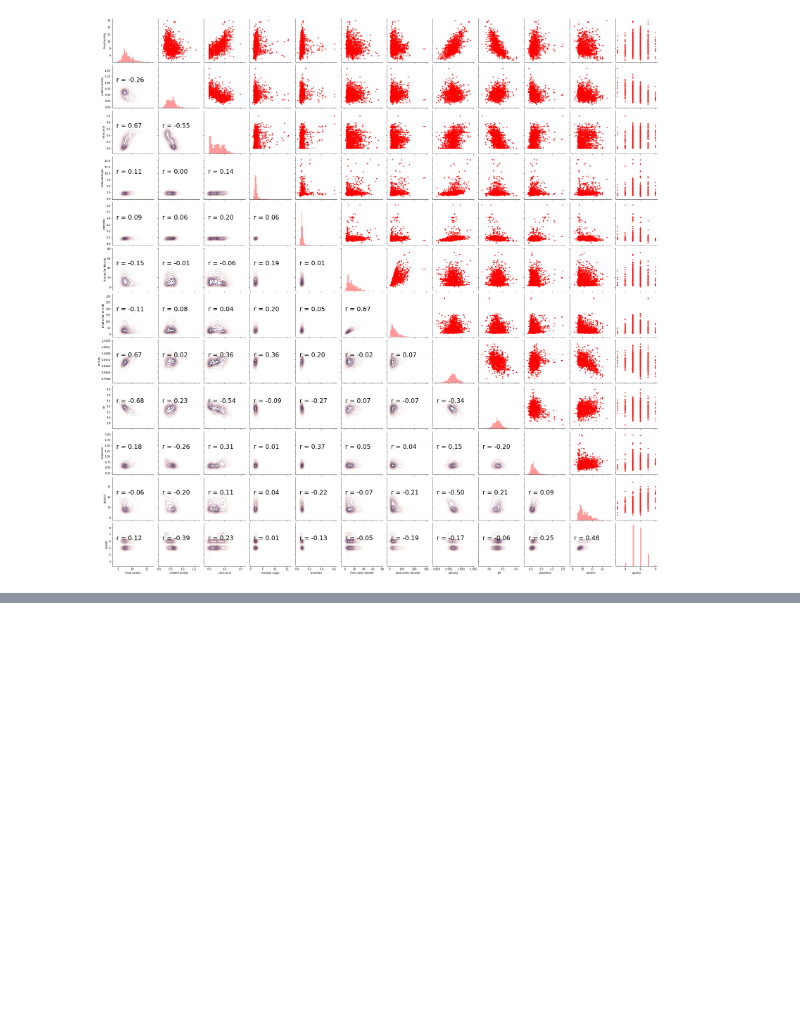
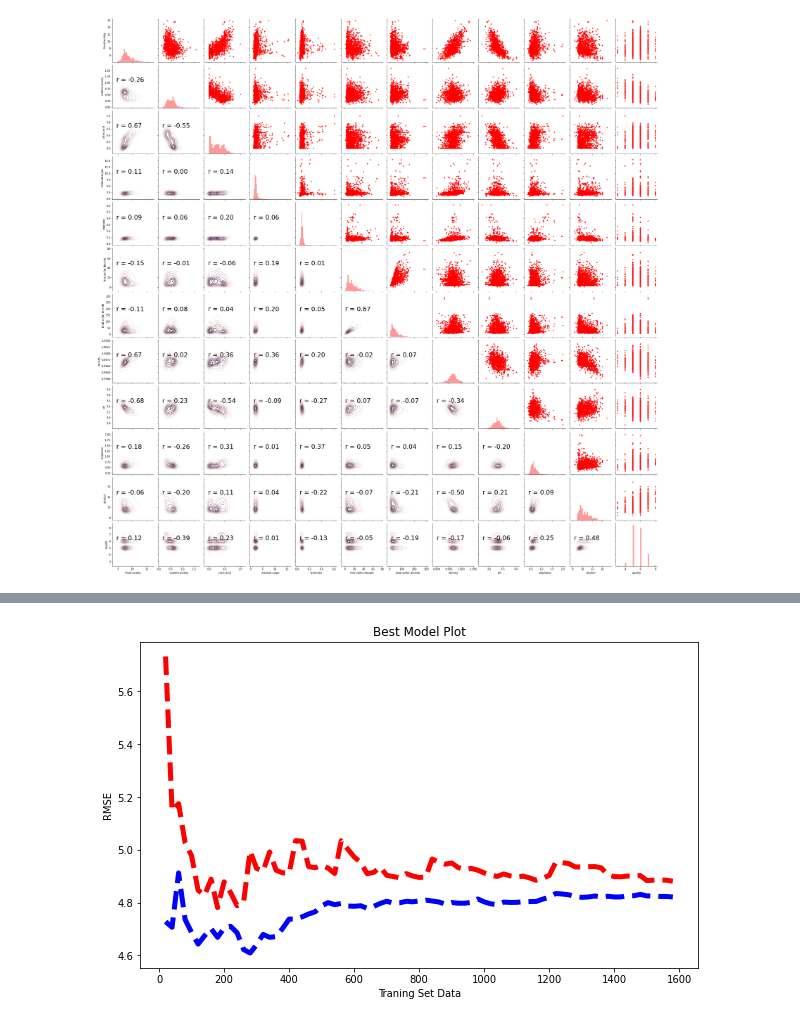
Before and after one commit to syeap2/CSCE478_ml, a Jupyter notebook: Assignment 2.ipynb, the cells around one changed output, grey strips where cells are left out. Saved outputs shown, nothing was run; the diff lists cells and outputs as text; code cells hidden in the pictures; blank space fills up the shorter version.

```diff
--- a/Assignment 2.ipynb
+++ b/Assignment 2.ipynb
@@ -543,0 +647,26 @@ Mean Square Error for Gradient Descent: 0.4082298724130274
+# %%
+#Step 13
+
+X,y = separateTargetVector(standardizeData)
+newX = polynomialFeatures(np.array(X), 3)
+
+trainSize = 20
+train_scores, val_scores= fitLC("Linear_Regression", newX, y, 5, train_size=trainSize, learning_rate=0.00001,
+                                          epochs=1000, tol=None, regularizer="l2", lambd=0.0001)
+
+x = []
+i = trainSize
+while i < len(X):
+    x.append(i)
+    i = i + trainSize
+
+#Plotting
+fig = plt.figure(figsize=(10, 6))
+plt.plot(x, val_scores, color='red', linewidth=5, linestyle='--')
+plt.plot(x, train_scores, color='blue', linewidth=5, linestyle='--')
+plt.title('Best Model Plot')
+plt.xlabel('Traning Set Data')
+plt.ylabel('RMSE')
+plt.show()
+# %% [output]
+[figure, added]
```
Also changed, not shown: parts of 12 cells of this notebook.
